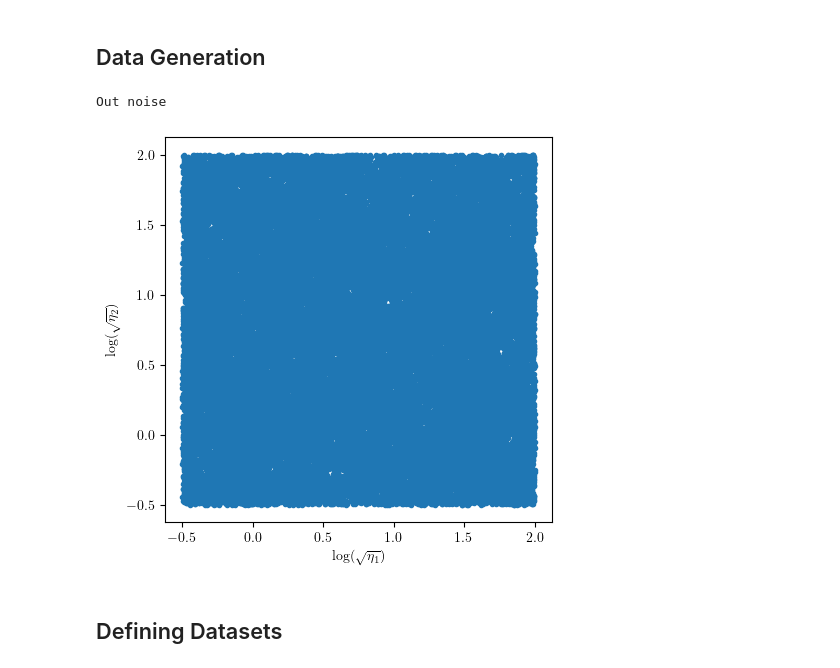
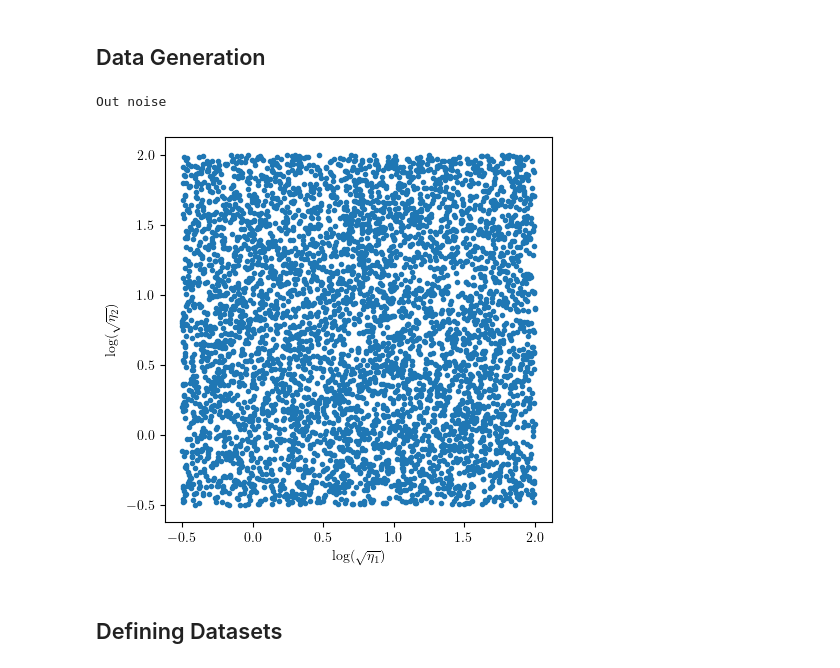
Before and after one commit to Crashprn/UncertaintyQuantification, a Jupyter notebook: Notebooks/SVI_Train.ipynb, the cells around one changed output. Cells and saved outputs as stored; diff of their text form; code cells hidden in the pictures.

```diff
--- a/Notebooks/SVI_Train.ipynb
+++ b/Notebooks/SVI_Train.ipynb
@@ -43,30 +41,30 @@ The autoreload extension is already loaded. To reload it, use:
 # %%
 # Data generators for the different turbulence closures
 SSG_gen = TurbulenceClosureDataGenerator('SSG')
 
 # Defining the ranges for the different scales
 log = (-.5, 2.0)
 
 # Defining whether to exclude certain areas of the data
 exclude_area = False
 include_area = False
 drop_eta_1 = False
 drop_eta_2 = False
 add_noise = False
 
 # Defining area to exclude datapoints
 eta_1_range = np.array([-0.5, 0.0])
 eta_2_range = np.array([-.5, 0.0])
 
-etas_train, gs_train = generate_log_data(SSG_gen, log, 40_000, shuffle=True, gen_type="All", noise_type="out_noise", d_condition=">=", noise = 0.0001)
+etas_train, gs_train = generate_log_data(SSG_gen, log, 5_000, shuffle=True, gen_type="All", noise_type="out_noise", d_condition="<=", noise = 0.005)
 
-etas_test, gs_test = generate_log_data(SSG_gen, log, 600, shuffle=True, gen_type="All")
+etas_test, gs_test = generate_log_data(SSG_gen, log, 5_000, shuffle=True, gen_type="All")
 
 if not drop_eta_1 and not drop_eta_2:
     plot_data_generation_diff(etas_train)
 # %% [output]
 Out noise
-[figure, old version]
+[figure, new version]
 # %% [markdown]
 ## Defining Datasets
 # %%
```
Also changed, not shown: parts of 16 cells of this notebook, 13 other files.
